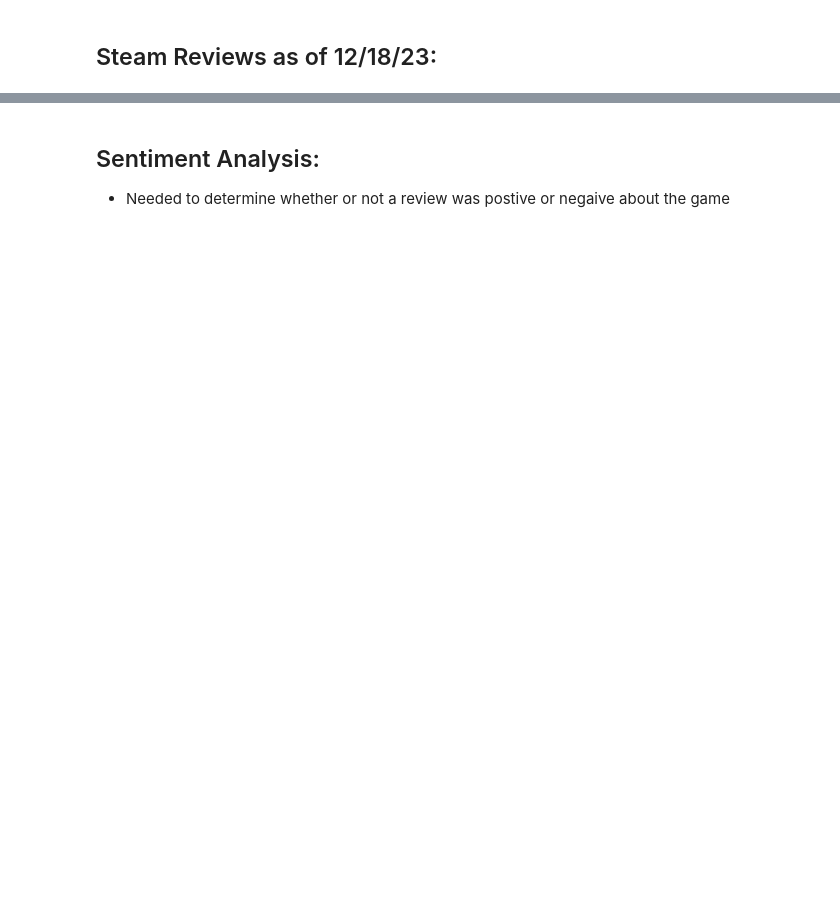
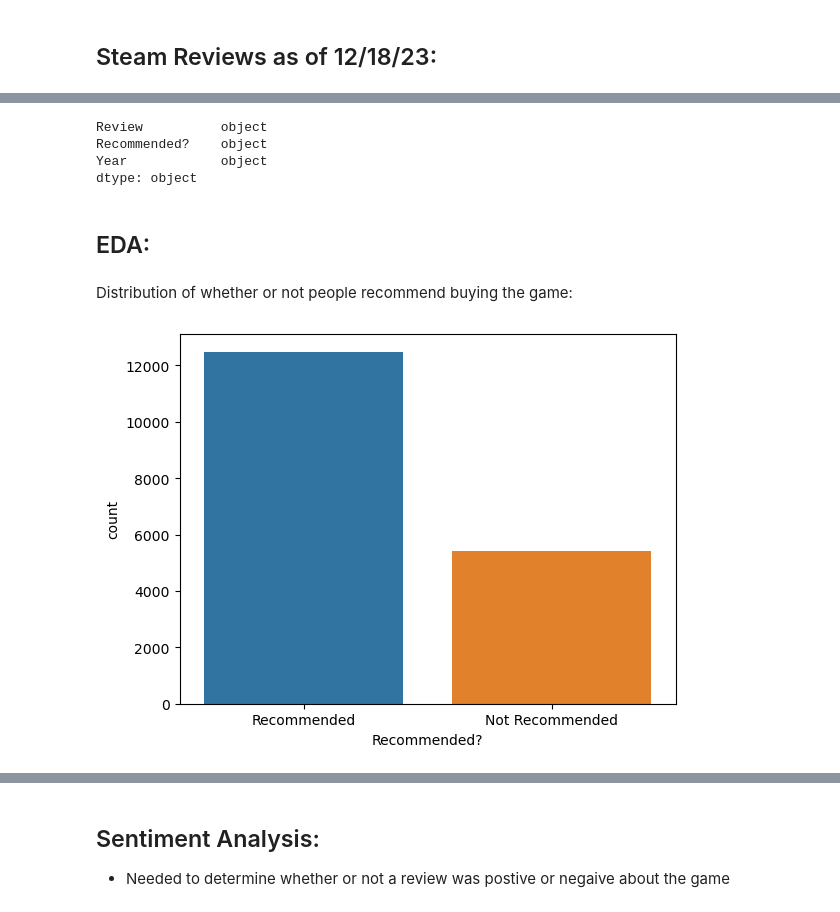
Before and after one commit to BrandonDioneda/Dark-Souls-2-Reviews, a Jupyter notebook: ds2-reviews.ipynb, the cells around one changed output, grey strips where cells are left out. Drawn from its saved outputs; the diff is of its cells as text; code cells hidden in the pictures; blank space fills up the shorter version.

```diff
--- a/ds2-reviews.ipynb
+++ b/ds2-reviews.ipynb
@@ -7,0 +22,4 @@ import pandas as pd
+# %%
+reviews.drop(columns={'Unnamed: 0'}, inplace=True)
+reviews.set_index('SteamId', inplace=True)
+reviews.head()
@@ -7,0 +36,5 @@ import pandas as pd
+# %%
+dates = [re.compile(r'Posted:|,').sub(' ', date).strip() for date in reviews.DatePosted]
+dates = [re.compile(r' +').sub(' ', date).strip() for date in dates]
+reviews.DatePosted = dates
+reviews[['DatePosted']].head()
@@ -7,0 +52,5 @@ import pandas as pd
+# %%
+reviews['Date'] = pd.to_datetime(reviews.DatePosted, errors='coerce')
+reviews['Year'] = reviews['Date'].dt.strftime('%Y')
+reviews.drop(columns={'DatePosted', 'Date'}, inplace=True)
+reviews
@@ -7,0 +83,6 @@ import pandas as pd
+# %%
+r = [re.sub(r'https:\S+', ' ', review).lower().strip() if pd.notna(review) else review for review in reviews.Review]
+r = [re.sub(r'[^A-Za-z0-9]', ' ', review).strip() if pd.notna(review) else review for review in r]
+r = [re.sub(r' +', ' ', review).strip() if pd.notna(review) else review for review in r]
+reviews.Review = r
+reviews
@@ -7,0 +104,17 @@ import pandas as pd
+# %%
+reviews.dtypes
+# %% [output]
+Review          object
+Recommended?    object
+Year            object
+dtype: object
+# %% [markdown]
+## EDA:
+# %% [markdown]
+Distribution of whether or not people recommend buying the game:
+# %%
+sns.barplot(data=reviews['Recommended?'].value_counts().reset_index(),
+            x='Recommended?',
+            y='count');
+# %% [output]
+[figure, added]
```
Also changed, not shown: parts of 23 cells of this notebook, 7 other files.
